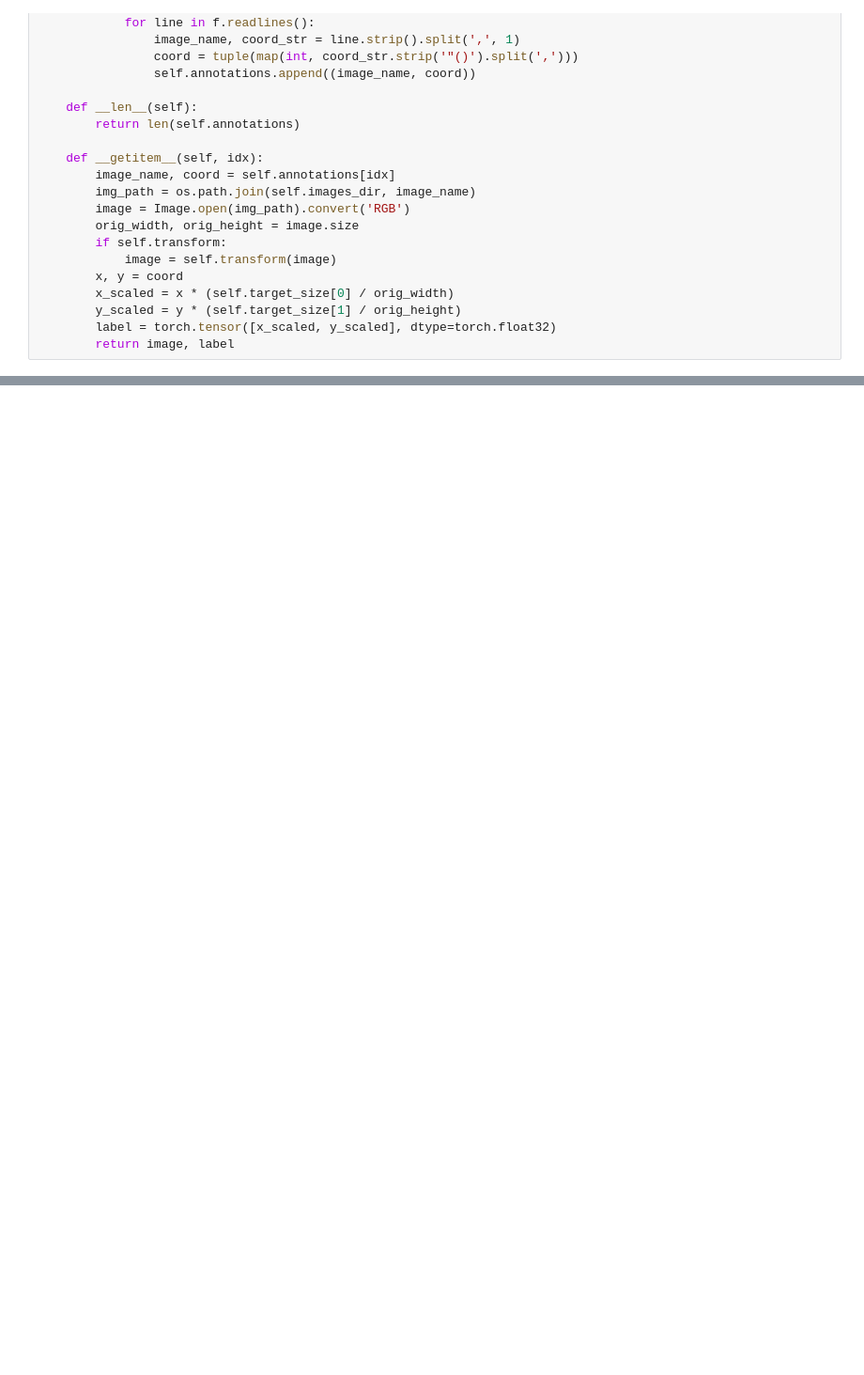
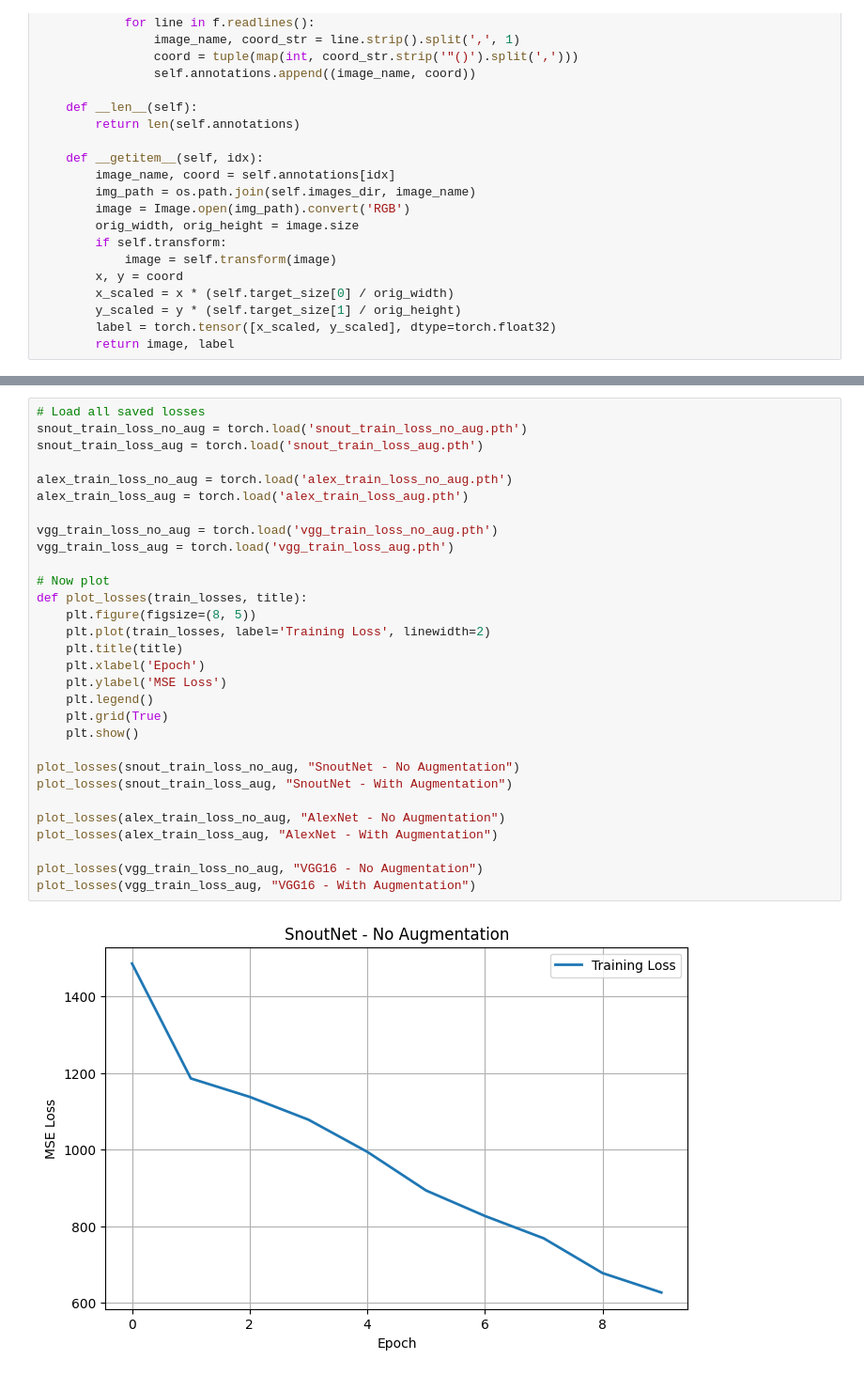
Before and after one commit to lucas-srigley/elec475, a Jupyter notebook: Lab 2/lab2.ipynb, the cells around one changed output, grey strips where cells are left out. Shown at 94% size. Saved outputs shown, nothing was run; the diff lists cells and outputs as text; blank space fills up the shorter version.

```diff
--- a/Lab 2/lab2.ipynb
+++ b/Lab 2/lab2.ipynb
@@ -335,0 +428,32 @@ Minimum: 1.44 | Mean: 37.36 | Max: 126.32 | Std: 22.69
+# %%
+# Load all saved losses
+snout_train_loss_no_aug = torch.load('snout_train_loss_no_aug.pth')
+snout_train_loss_aug = torch.load('snout_train_loss_aug.pth')
+
+alex_train_loss_no_aug = torch.load('alex_train_loss_no_aug.pth')
+alex_train_loss_aug = torch.load('alex_train_loss_aug.pth')
+
+vgg_train_loss_no_aug = torch.load('vgg_train_loss_no_aug.pth')
+vgg_train_loss_aug = torch.load('vgg_train_loss_aug.pth')
+
+# Now plot
+def plot_losses(train_losses, title):
+    plt.figure(figsize=(8, 5))
+    plt.plot(train_losses, label='Training Loss', linewidth=2)
+    plt.title(title)
+    plt.xlabel('Epoch')
+    plt.ylabel('MSE Loss')
+    plt.legend()
+    plt.grid(True)
+    plt.show()
+
+plot_losses(snout_train_loss_no_aug, "SnoutNet - No Augmentation")
+plot_losses(snout_train_loss_aug, "SnoutNet - With Augmentation")
+
+plot_losses(alex_train_loss_no_aug, "AlexNet - No Augmentation")
+plot_losses(alex_train_loss_aug, "AlexNet - With Augmentation")
+
+plot_losses(vgg_train_loss_no_aug, "VGG16 - No Augmentation")
+plot_losses(vgg_train_loss_aug, "VGG16 - With Augmentation")
+# %% [output]
+[figure, added]
```
Also changed, not shown: parts of 13 cells of this notebook, 7 other files.
